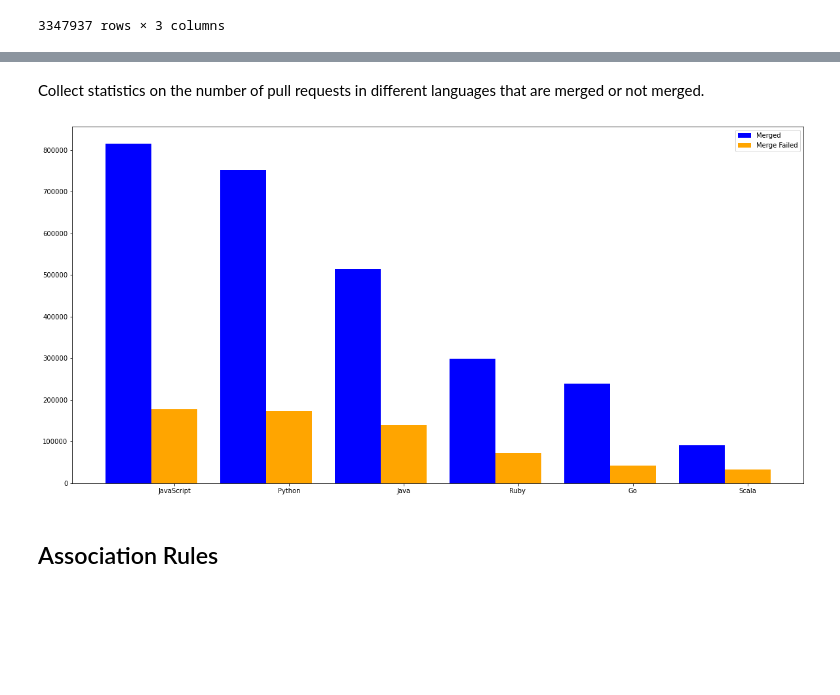
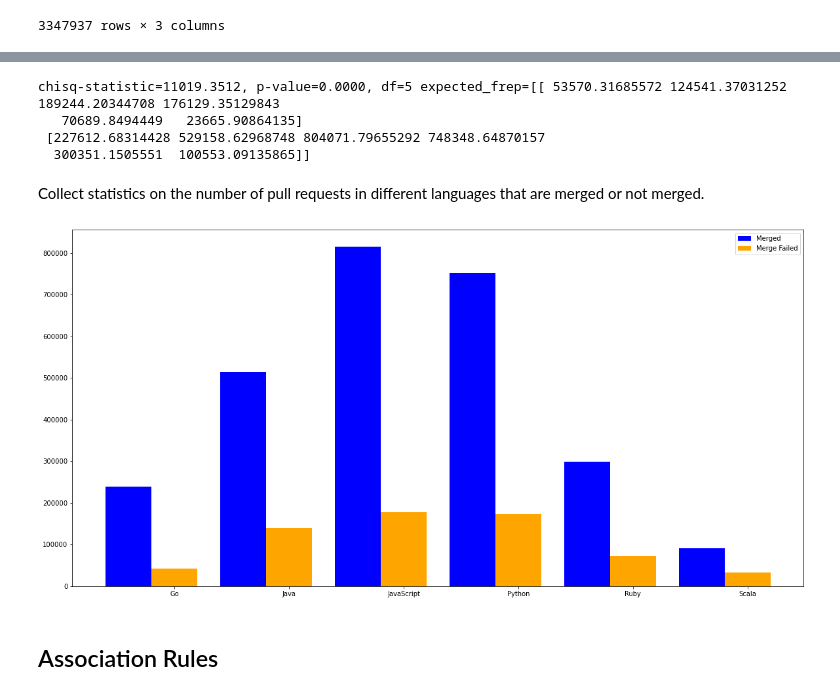
Before and after one commit to vitaminvaf/MSc-Project, a Jupyter notebook: Source code/Data analysis.ipynb, the cells around one changed output, grey strips where cells are left out. Saved outputs shown, nothing was run; the diff lists cells and outputs as text; code cells hidden in the pictures; blank space fills up the shorter version.

```diff
--- a/Source code/Data analysis.ipynb
+++ b/Source code/Data analysis.ipynb
@@ -127,13 +131,18 @@ def picture_double_plot(list1,list2,xlabel=None):
     plt.xticks(x, xlabel)
     plt.show()
 # %%
-def picture_double_bar(list1,list2,tick_label,width=0.4):
-    plt.figure(figsize=(20,10))
+def picture_double_bar(list1, list2, tick_label, width=0.4):
+    plt.figure(figsize=(20, 10))
     x = list(range(len(list1)))
-    plt.bar(x,list1,width=width,label='Merged',fc = 'b')
+    plt.bar(x, list1, width=width, label='Merged', fc='b')
     for i in range(len(x)):
-        x[i]=x[i]+width
-    plt.bar(x,list2,width=width,label='Merge Failed',tick_label = tick_label,fc = 'orange')
+        x[i] = x[i] + width
+    plt.bar(x,
+            list2,
+            width=width,
+            label='Merge Failed',
+            tick_label=tick_label,
+            fc='orange')
     plt.legend()
     plt.show()
 # %%
@@ -287,0 +272,4 @@ Scala_merge
+# %%
+crosstab = pd.crosstab(index=program_language_merge['merged_or_not'],
+                       columns=program_language_merge['language'],
+                       margins=True)
@@ -288,11 +284,22 @@ Scala_merge
+# %%
+obs = np.array([crosstab.iloc[0][0:6].values, crosstab.iloc[1][0:6].values])
+Chi_Square = stats.chi2_contingency(obs)
+print('chisq-statistic=%.4f, p-value=%.4f, df=%i expected_frep=%s' %
+      Chi_Square)
+# %% [output]
+chisq-statistic=11019.3512, p-value=0.0000, df=5 expected_frep=[[ 53570.31685572 124541.37031252 189244.20344708 176129.35129843
+   70689.8494449   23665.90864135]
+ [227612.68314428 529158.62968748 804071.79655292 748348.64870157
+  300351.1505551  100553.09135865]]
 # %% [markdown]
 Collect statistics on the number of pull requests in different languages that are merged or not merged.
-# %%
-merge = [815182,751833,513864,298472,239477,91268]
-not_merge = [178134,172645,139836,72569,41706,32951]
-picture_double_bar(merge,not_merge,language)
-# %% [output]
-[figure, removed]
+# %%
+not_merge = crosstab.iloc[0][0:6].values.tolist()
+merge = crosstab.iloc[1][0:6].values.tolist()
+language_name = ['Go', 'Java', 'JavaScript', 'Python', 'Ruby', 'Scala']
+picture_double_bar(merge, not_merge, language_name)
+# %% [output]
+[figure, added]
 # %% [markdown]
 ## Association Rules
 # %%
```
Also changed, not shown: parts of 32 cells of this notebook.
